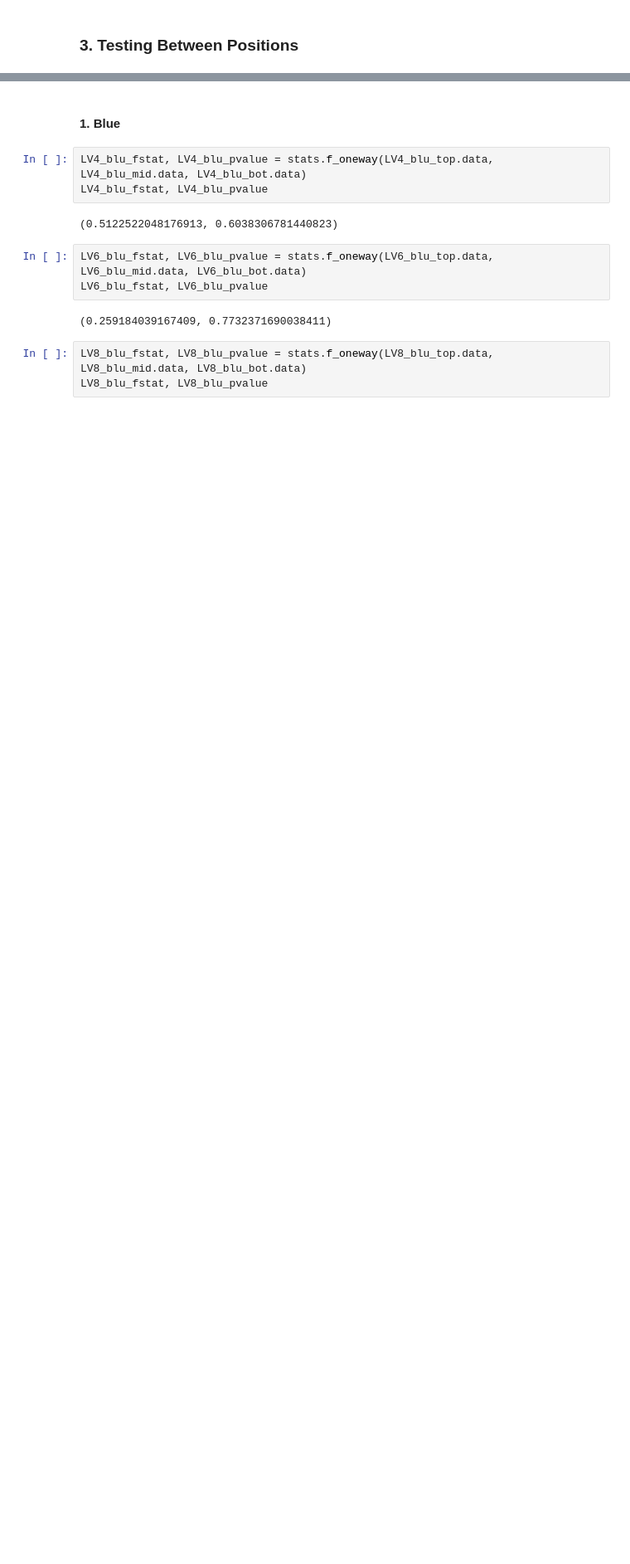
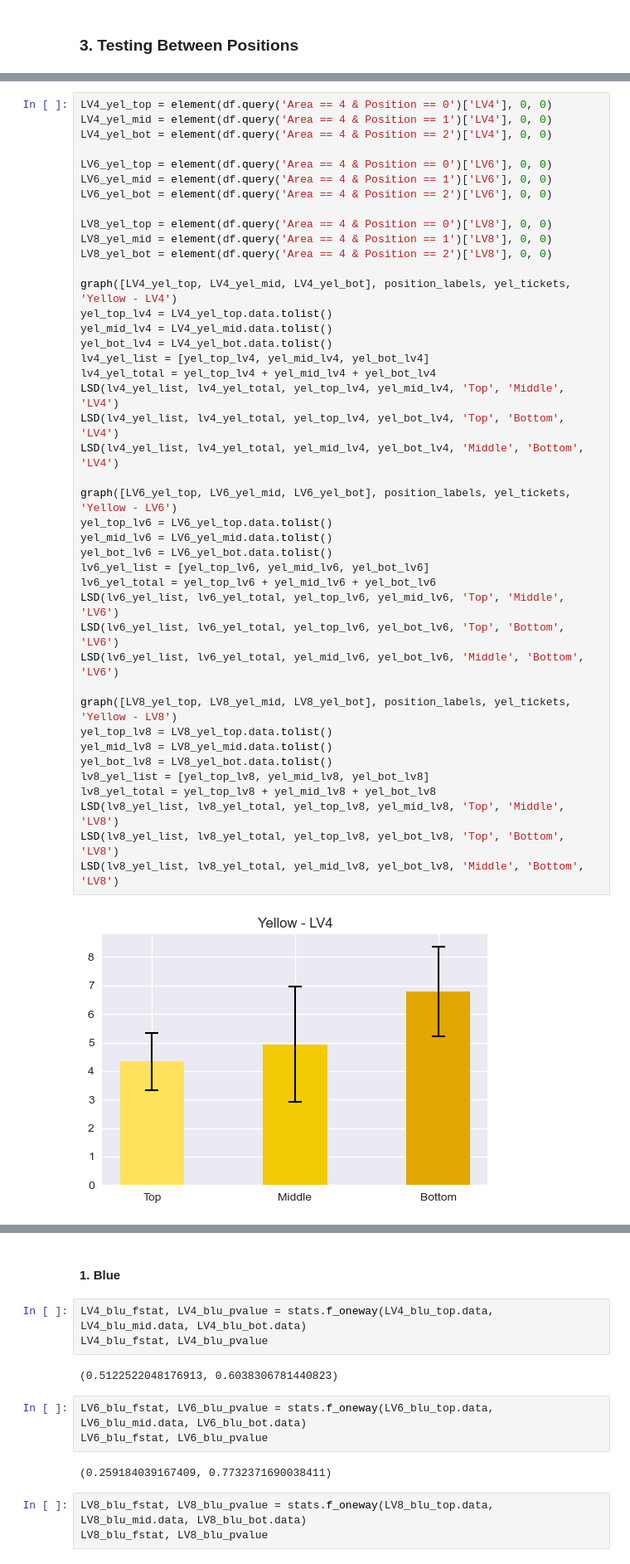
Before and after one commit to shinbutou/tsinghua_hcira, a Jupyter notebook: Earbuds/primary_analysis.ipynb, the cells around one changed output, grey strips where cells are left out. Shown: that part at 83% size. Drawn from its saved outputs; the diff is of its cells as text; blank space fills up the shorter version.

```diff
--- a/Earbuds/primary_analysis.ipynb
+++ b/Earbuds/primary_analysis.ipynb
@@ -361,0 +560,44 @@ graph([LV8_yel_top, LV8_yel_mid, LV8_yel_bot], position_labels, yel_tickets, 'Ye
+# %%
+LV4_yel_top = element(df.query('Area == 4 & Position == 0')['LV4'], 0, 0)
+LV4_yel_mid = element(df.query('Area == 4 & Position == 1')['LV4'], 0, 0)
+LV4_yel_bot = element(df.query('Area == 4 & Position == 2')['LV4'], 0, 0)
+
+LV6_yel_top = element(df.query('Area == 4 & Position == 0')['LV6'], 0, 0)
+LV6_yel_mid = element(df.query('Area == 4 & Position == 1')['LV6'], 0, 0)
+LV6_yel_bot = element(df.query('Area == 4 & Position == 2')['LV6'], 0, 0)
+
+LV8_yel_top = element(df.query('Area == 4 & Position == 0')['LV8'], 0, 0)
+LV8_yel_mid = element(df.query('Area == 4 & Position == 1')['LV8'], 0, 0)
+LV8_yel_bot = element(df.query('Area == 4 & Position == 2')['LV8'], 0, 0)
+
+graph([LV4_yel_top, LV4_yel_mid, LV4_yel_bot], position_labels, yel_tickets, 'Yellow - LV4')
+yel_top_lv4 = LV4_yel_top.data.tolist()
+yel_mid_lv4 = LV4_yel_mid.data.tolist()
+yel_bot_lv4 = LV4_yel_bot.data.tolist()
+lv4_yel_list = [yel_top_lv4, yel_mid_lv4, yel_bot_lv4]
+lv4_yel_total = yel_top_lv4 + yel_mid_lv4 + yel_bot_lv4
+LSD(lv4_yel_list, lv4_yel_total, yel_top_lv4, yel_mid_lv4, 'Top', 'Middle', 'LV4')
+LSD(lv4_yel_list, lv4_yel_total, yel_top_lv4, yel_bot_lv4, 'Top', 'Bottom', 'LV4')
+LSD(lv4_yel_list, lv4_yel_total, yel_mid_lv4, yel_bot_lv4, 'Middle', 'Bottom', 'LV4')
+
+graph([LV6_yel_top, LV6_yel_mid, LV6_yel_bot], position_labels, yel_tickets, 'Yellow - LV6')
+yel_top_lv6 = LV6_yel_top.data.tolist()
+yel_mid_lv6 = LV6_yel_mid.data.tolist()
+yel_bot_lv6 = LV6_yel_bot.data.tolist()
+lv6_yel_list = [yel_top_lv6, yel_mid_lv6, yel_bot_lv6]
+lv6_yel_total = yel_top_lv6 + yel_mid_lv6 + yel_bot_lv6
+LSD(lv6_yel_list, lv6_yel_total, yel_top_lv6, yel_mid_lv6, 'Top', 'Middle', 'LV6')
+LSD(lv6_yel_list, lv6_yel_total, yel_top_lv6, yel_bot_lv6, 'Top', 'Bottom', 'LV6')
+LSD(lv6_yel_list, lv6_yel_total, yel_mid_lv6, yel_bot_lv6, 'Middle', 'Bottom', 'LV6')
+
+graph([LV8_yel_top, LV8_yel_mid, LV8_yel_bot], position_labels, yel_tickets, 'Yellow - LV8')
+yel_top_lv8 = LV8_yel_top.data.tolist()
+yel_mid_lv8 = LV8_yel_mid.data.tolist()
+yel_bot_lv8 = LV8_yel_bot.data.tolist()
+lv8_yel_list = [yel_top_lv8, yel_mid_lv8, yel_bot_lv8]
+lv8_yel_total = yel_top_lv8 + yel_mid_lv8 + yel_bot_lv8
+LSD(lv8_yel_list, lv8_yel_total, yel_top_lv8, yel_mid_lv8, 'Top', 'Middle', 'LV8')
+LSD(lv8_yel_list, lv8_yel_total, yel_top_lv8, yel_bot_lv8, 'Top', 'Bottom', 'LV8')
+LSD(lv8_yel_list, lv8_yel_total, yel_mid_lv8, yel_bot_lv8, 'Middle', 'Bottom', 'LV8')
+# %% [output]
+[figure, added]
```
Also changed, not shown: parts of 25 cells of this notebook.
